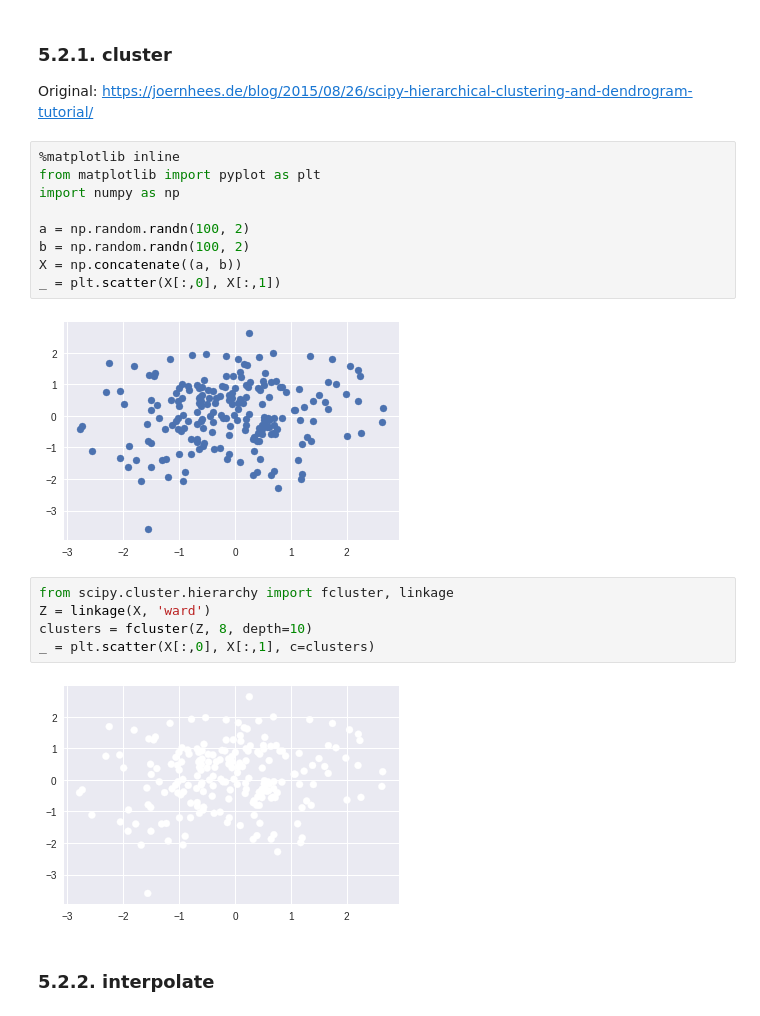
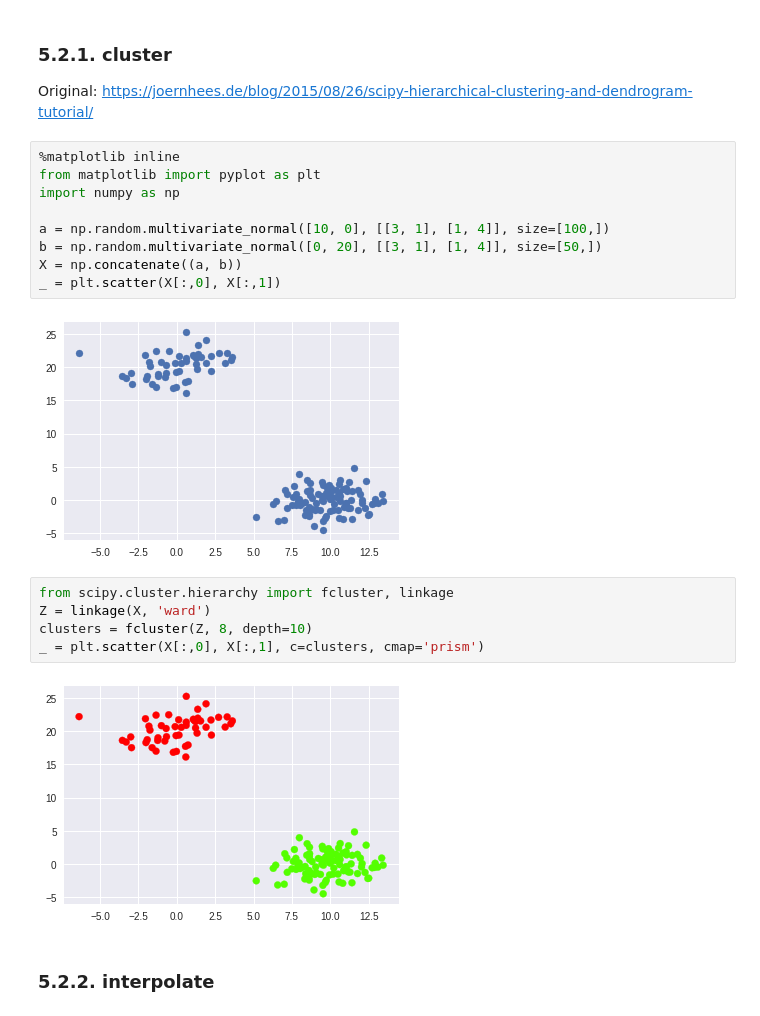
Before and after one commit to bikulov/pycourse, a Jupyter notebook: Seminar05.ipynb, the cells around one changed output. Saved outputs shown, nothing was run; the diff lists cells and outputs as text.

```diff
--- a/Seminar05.ipynb
+++ b/Seminar05.ipynb
@@ -527,21 +527,21 @@ Original: https://joernhees.de/blog/2015/08/26/scipy-hierarchical-clustering-and
 # %%
 %matplotlib inline
 from matplotlib import pyplot as plt
 import numpy as np
 
-a = np.random.randn(100, 2)
-b = np.random.randn(100, 2)
+a = np.random.multivariate_normal([10, 0], [[3, 1], [1, 4]], size=[100,])
+b = np.random.multivariate_normal([0, 20], [[3, 1], [1, 4]], size=[50,])
 X = np.concatenate((a, b))
 _ = plt.scatter(X[:,0], X[:,1])
 # %% [output]
-[figure, old version]
+[figure, new version]
 # %%
 from scipy.cluster.hierarchy import fcluster, linkage
 Z = linkage(X, 'ward')
 clusters = fcluster(Z, 8, depth=10)
-_ = plt.scatter(X[:,0], X[:,1], c=clusters)
+_ = plt.scatter(X[:,0], X[:,1], c=clusters, cmap='prism')
 # %% [output]
-[figure, old version]
+[figure, new version]
 # %% [markdown]
 ### 5.2.2. interpolate
 # %%
```
Also changed, not shown: parts of 12 cells of this notebook.
